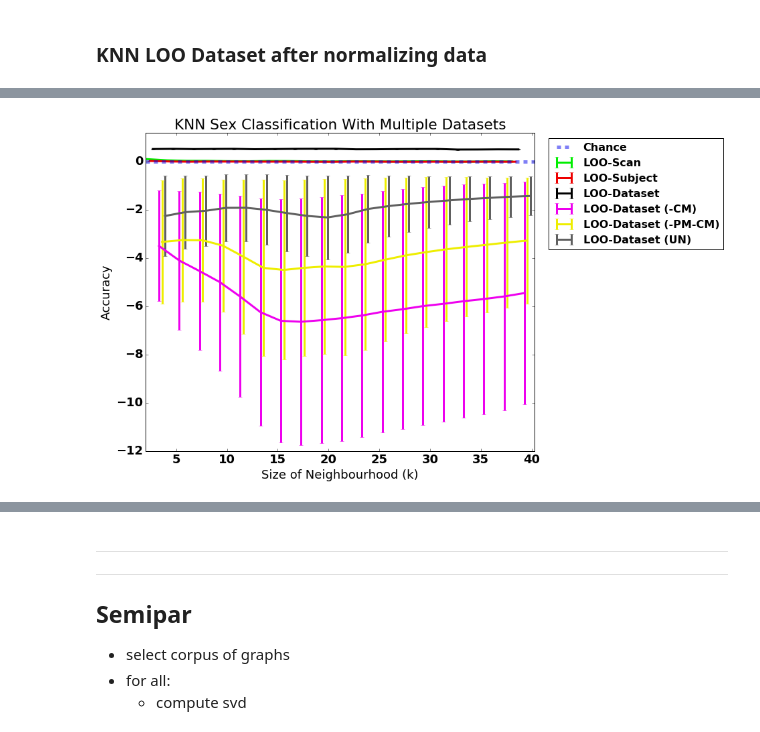
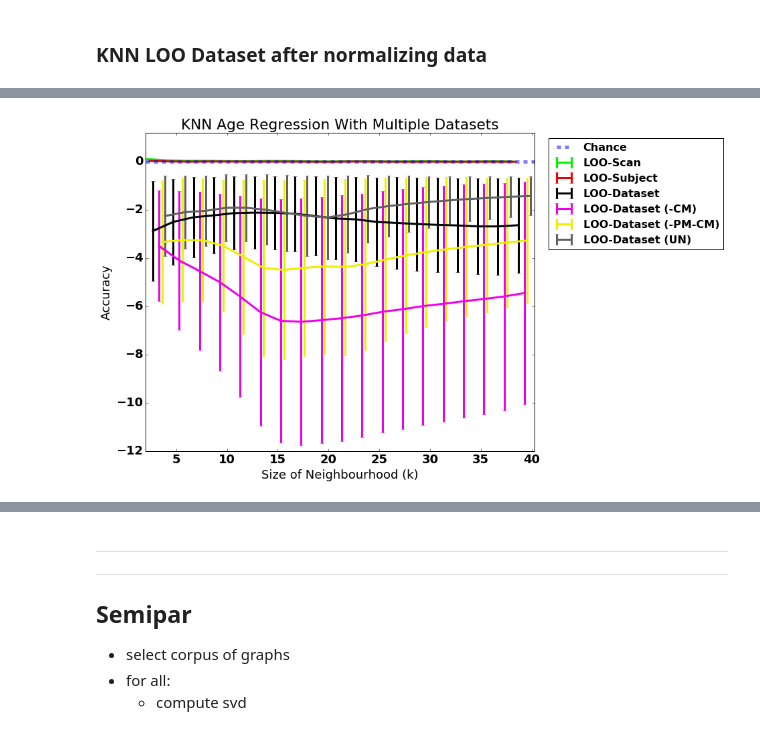
Before and after one commit to gkiar/dataset_variance, a Jupyter notebook: code/prototype/knn_classification.ipynb, the cells around one changed output, grey strips where cells are left out. Saved outputs shown, nothing was run; the diff lists cells and outputs as text; code cells hidden in the pictures.

Commit message:
updated classification and regression plotting

```diff
--- a/code/prototype/knn_classification.ipynb
+++ b/code/prototype/knn_classification.ipynb
@@ -625,8 +486,9 @@ for i in neighbourhoods:
 #         print "Classification Accuracy: %.5f (%0.5f)" % (score, 1-score)
     knn[i] = tmp
 
-knn_loo_dset_cmx = np.array(())
-knn_loo_dset_cmy = np.array(())
+r_knn_loo_dset_cmx = np.array(())
+r_knn_loo_dset_cmy = np.array(())
 for i in neighbourhoods:
-    knn_loo_dset_cmx = np.append(knn_loo_dset_cmx, np.repeat(i, len(dataset_names))+1*np.random.rand(len(dataset_names)))
-    knn_loo_dset_cmy = np.append(knn_loo_dset_cmy, knn[i])
+    r_knn_loo_dset_cmx = np.append(r_knn_loo_dset_cmx, np.repeat(i, len(dataset_names))+1*np.random.rand(len(dataset_names)))
+    r_knn_loo_dset_cmy = np.append(r_knn_loo_dset_cmy, knn[i])
+# print r_knn_loo_dset_cmy
@@ -684,8 +524,9 @@ for i in neighbourhoods:
 #         print "Classification Accuracy: %.5f (%0.5f)" % (score, 1-score)
     knn[i] = tmp
 
-knn_loo_dset_pmcmx = np.array(())
-knn_loo_dset_pmcmy = np.array(())
+r_knn_loo_dset_pmcmx = np.array(())
+r_knn_loo_dset_pmcmy = np.array(())
 for i in neighbourhoods:
-    knn_loo_dset_pmcmx = np.append(knn_loo_dset_pmcmx, np.repeat(i, len(dataset_names))+1*np.random.rand(len(dataset_names)))
-    knn_loo_dset_pmcmy = np.append(knn_loo_dset_pmcmy, knn[i])
+    r_knn_loo_dset_pmcmx = np.append(r_knn_loo_dset_pmcmx, np.repeat(i, len(dataset_names))+1*np.random.rand(len(dataset_names)))
+    r_knn_loo_dset_pmcmy = np.append(r_knn_loo_dset_pmcmy, knn[i])
+# print r_knn_loo_dset_pmcmy
@@ -732,8 +551,9 @@ for i in neighbourhoods:
 #         print "Classification Accuracy: %.5f" % (score)
     knn[i] = tmp
 
-knn_loo_dset_unx = np.array(())
-knn_loo_dset_uny = np.array(())
+r_knn_loo_dset_unx = np.array(())
+r_knn_loo_dset_uny = np.array(())
 for i in neighbourhoods:
-    knn_loo_dset_unx = np.append(knn_loo_dset_unx, np.repeat(i, len(dataset_names))+1*np.random.rand(len(dataset_names)))
-    knn_loo_dset_uny = np.append(knn_loo_dset_uny, knn[i])
+    r_knn_loo_dset_unx = np.append(r_knn_loo_dset_unx, np.repeat(i, len(dataset_names))+1*np.random.rand(len(dataset_names)))
+    r_knn_loo_dset_uny = np.append(r_knn_loo_dset_uny, knn[i])
+print r_knn_loo_dset_uny
@@ -811,28 +768,28 @@ print len(std_loo_dset_pmcm), len(mean_loo_dset_pmcm), len(mean_loo_dset_un)
 # %%
 fig = plt.figure(figsize=(1.2*8,8))
-plt.errorbar(neighbourhoods-0.9, mean_loo_scan, std_loo_scan/np.sqrt(len(ages)), lw=3, color='#00ee00')
-plt.errorbar(neighbourhoods-0.6, mean_loo_subj, std_loo_subj/np.sqrt(len(ages)), lw=3, color='#ee0000')
+plt.errorbar(neighbourhoods-0.9, r_mean_loo_scan, r_std_loo_scan/np.sqrt(len(ages)), lw=3, color='#00ee00')
+plt.errorbar(neighbourhoods-0.6, r_mean_loo_subj, r_std_loo_subj/np.sqrt(len(ages)), lw=3, color='#ee0000')
 plt.hold(True)
 plt.axhline(0, linestyle='--', lw=5, alpha=0.5, color="#0000ee")
-plt.errorbar(neighbourhoods-0.3, mean_loo_dset, std_loo_dset/np.sqrt(len(dataset*1)), lw=3, color='#000000')
-plt.errorbar(neighbourhoods+0.3, mean_loo_dset_cm, std_loo_dset_cm/np.sqrt(len(dataset*1)), lw=3, color='#ee00ee')
-plt.errorbar(neighbourhoods+0.6, mean_loo_dset_pmcm, std_loo_dset_pmcm/np.sqrt(len(dataset*1)), lw=3, color='#eeee00')
-plt.errorbar(neighbourhoods+0.9, mean_loo_dset_un, std_loo_dset_un/np.sqrt(len(dataset*1)), lw=3, color='#606060')
+plt.errorbar(neighbourhoods-0.3, r_mean_loo_dset, r_std_loo_dset/np.sqrt(len(dataset*1)), lw=3, color='#000000')
+plt.errorbar(neighbourhoods+0.3, r_mean_loo_dset_cm, r_std_loo_dset_cm/np.sqrt(len(dataset*1)), lw=3, color='#ee00ee')
+plt.errorbar(neighbourhoods+0.6, r_mean_loo_dset_pmcm, r_std_loo_dset_pmcm/np.sqrt(len(dataset*1)), lw=3, color='#eeee00')
+plt.errorbar(neighbourhoods+0.9, r_mean_loo_dset_un, r_std_loo_dset_un/np.sqrt(len(dataset*1)), lw=3, color='#606060')
 
 # plt.ylim((0.5, 0.7))
 # plt.yticks((0.5, 0.6, 0.7),(0.5, 0.6, 0.7))
 # plt.xticks((0, 20, 40),(0, 20, 40))
 plt.xlim([2, 40.3])
 plt.ylim([-12, 1.2])
 plt.xlabel('Size of Neighbourhood (k)')
 plt.ylabel('Accuracy')
-plt.title('KNN Sex Classification With Multiple Datasets')
+plt.title('KNN Age Regression With Multiple Datasets')
 lgd = plt.legend(('Chance', 'LOO-Scan', 'LOO-Subject', 'LOO-Dataset',
                   'LOO-Dataset (-CM)', 'LOO-Dataset (-PM-CM)', 'LOO-Dataset (UN)'),
                  fontsize=16, bbox_to_anchor = (1.5, 1))
 plt.tight_layout(1)
 plt.savefig('../../figs/graphs/regression/knn_regress_desikan.png',
             bbox_extra_artists=(lgd,), bbox_inches='tight')
 plt.show()
 # %% [output]
-[figure, old version]
+[figure, new version]
```
Also changed, not shown: parts of 38 cells of this notebook, 1 other file.
